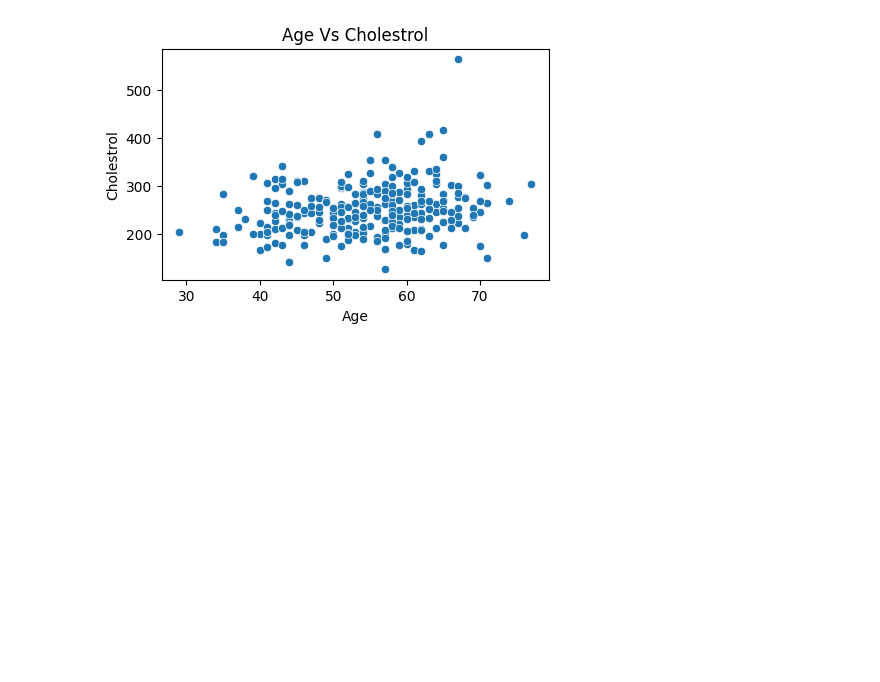
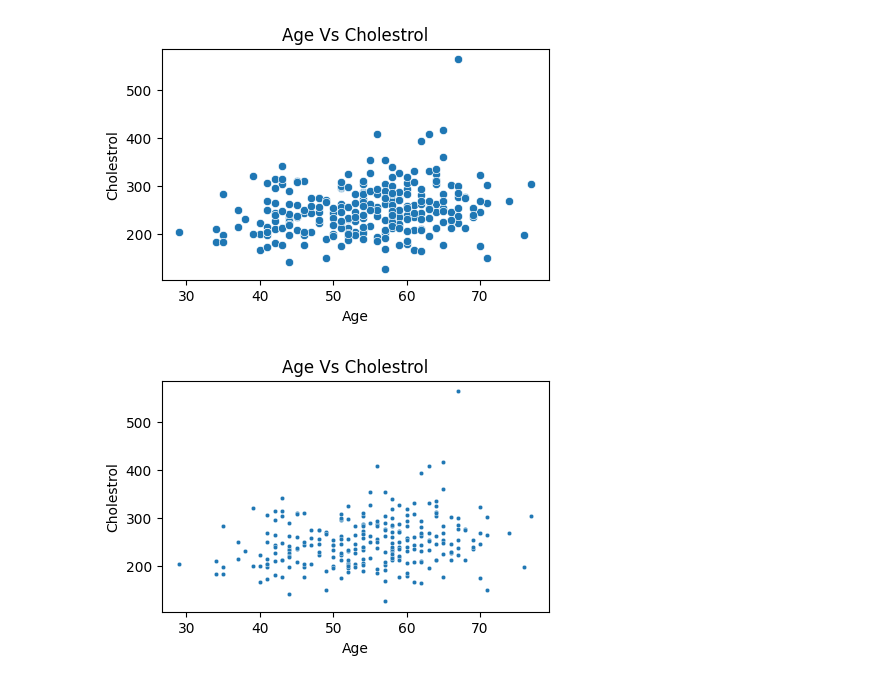
Before and after one commit to Rushank14/Python-Notebooks, a Jupyter notebook: notebooks/visualisation.ipynb, the cells around one changed output. Drawn from its saved outputs; the diff is of its cells as text; code cells hidden in the pictures; blank space fills up the shorter version.

```diff
--- a/notebooks/visualisation.ipynb
+++ b/notebooks/visualisation.ipynb
@@ -68,3 +69,14 @@ plt.ylabel('Cholestrol')
 plt.show()
 # %% [output]
 [figure]
+# %%
+#Changing size, colour and how the data is represented
+
+plt.figure(figsize = (5,3))
+sns.scatterplot(data = heart, x = 'age', y = 'cholestrol', s = 10)
+plt.title('Age Vs Cholestrol')
+plt.xlabel('Age')
+plt.ylabel('Cholestrol')
+plt.show()
+# %% [output]
+[figure, added]
```
Also changed, not shown: parts of 14 cells of this notebook.
